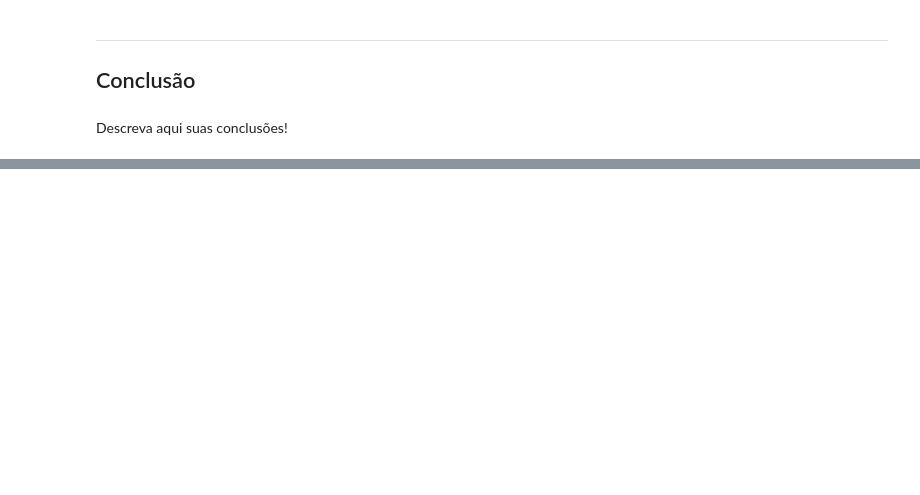
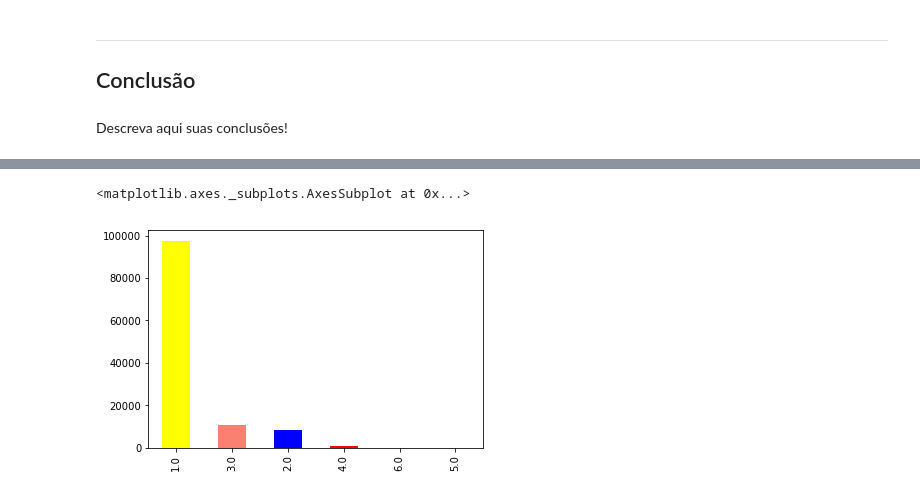
Before and after one commit to giovanacrl/cienciadosdados, a Jupyter notebook: Projeto1 Layout.ipynb, the cells around one changed output, grey strips where cells are left out. Saved outputs shown, nothing was run; the diff lists cells and outputs as text; code cells hidden in the pictures; blank space fills up the shorter version.

```diff
--- a/Projeto1 Layout.ipynb
+++ b/Projeto1 Layout.ipynb
@@ -119,0 +158,7 @@ Descreva aqui suas conclusões!
+# %%
+#Gráfico FORMA DE LIXO SP
+lixo = Documento.V0218.value_counts()
+lixo.plot(kind='bar', color=('yellow', 'salmon', 'blue', 'red', 'green'),  legend=False)
+# %% [output]
+<matplotlib.axes._subplots.AxesSubplot at 0x...>
+[figure, added]
```
Also changed, not shown: parts of 8 cells of this notebook.
